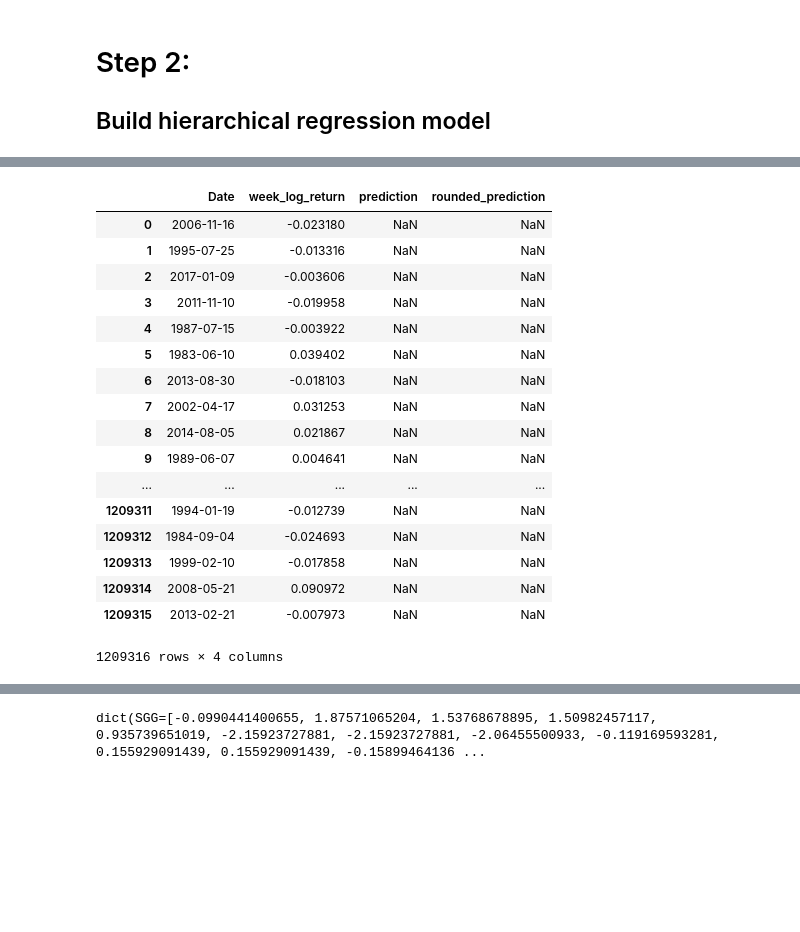
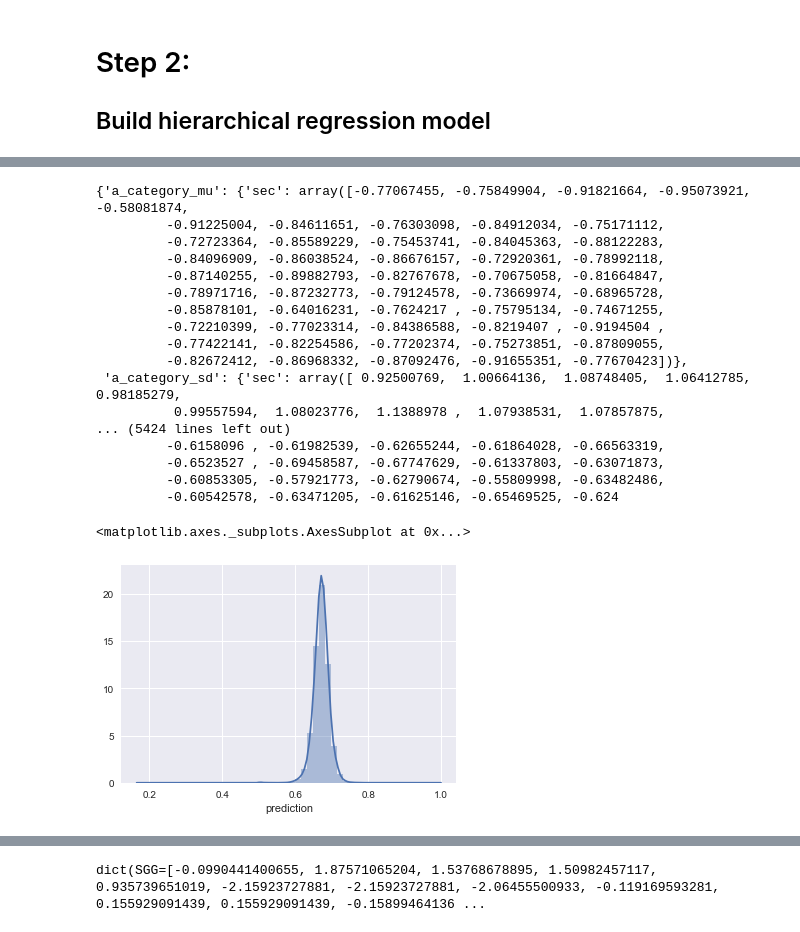
Before and after one commit to bglick13/Bayesian-Stock-Models, a Jupyter notebook: Value and Momentum - No Vol Adjustment.ipynb, the cells around one changed output, grey strips where cells are left out. Cells and saved outputs as stored; diff of their text form; code cells hidden in the pictures; blank space fills up the shorter version.

Commit message:
Finished first test run with all stocks
Next step: get running on GPU

```diff
--- a/Value and Momentum - No Vol Adjustment.ipynb
+++ b/Value and Momentum - No Vol Adjustment.ipynb
@@ -191,27 +164,31 @@ array([], dtype=float64)
+# %%
+dists
+# %% [output]
+{'a_category_mu': {'sec': array([-0.77067455, -0.75849904, -0.91821664, -0.95073921, -0.58081874,
+         -0.91225004, -0.84611651, -0.76303098, -0.84912034, -0.75171112,
+         -0.72723364, -0.85589229, -0.75453741, -0.84045363, -0.88122283,
+         -0.84096909, -0.86038524, -0.86676157, -0.72920361, -0.78992118,
+         -0.87140255, -0.89882793, -0.82767678, -0.70675058, -0.81664847,
+         -0.78971716, -0.87232773, -0.79124578, -0.73669974, -0.68965728,
+         -0.85878101, -0.64016231, -0.7624217 , -0.75795134, -0.74671255,
+         -0.72210399, -0.77023314, -0.84386588, -0.8219407 , -0.9194504 ,
+         -0.77422141, -0.82254586, -0.77202374, -0.75273851, -0.87809055,
+         -0.82672412, -0.86968332, -0.87092476, -0.91655351, -0.77670423])},
+ 'a_category_sd': {'sec': array([ 0.92500769,  1.00664136,  1.08748405,  1.06412785,  0.98185279,
+          0.99557594,  1.08023776,  1.1388978 ,  1.07938531,  1.07857875,
+... (5424 lines left out)
+         -0.6158096 , -0.61982539, -0.62655244, -0.61864028, -0.66563319,
+         -0.6523527 , -0.69458587, -0.67747629, -0.61337803, -0.63071873,
+         -0.60853305, -0.57921773, -0.62790674, -0.55809998, -0.63482486,
+         -0.60542578, -0.63471205, -0.61625146, -0.65469525, -0.624
 # %%
-y_test['prediction'] = 0
-y_test['prediction'] = X_test.apply(calc_prediction_helper, axis=1, args=('momentum', ))
+tqdm_notebook().pandas(desc='Prob')
+y_test['prediction'] = X_test.progress_apply(calc_prediction_helper, axis=1, args=('momentum', ))
-# %%
-y_test
-# %% [output]
-|  | Date | week_log_return | prediction | rounded_prediction |
-| 0 | 2006-11-16 | -0.023180 | NaN | NaN |
-| 1 | 1995-07-25 | -0.013316 | NaN | NaN |
-| 2 | 2017-01-09 | -0.003606 | NaN | NaN |
-| 3 | 2011-11-10 | -0.019958 | NaN | NaN |
-| 4 | 1987-07-15 | -0.003922 | NaN | NaN |
-| 5 | 1983-06-10 | 0.039402 | NaN | NaN |
-| 6 | 2013-08-30 | -0.018103 | NaN | NaN |
-| 7 | 2002-04-17 | 0.031253 | NaN | NaN |
-| 8 | 2014-08-05 | 0.021867 | NaN | NaN |
-| 9 | 1989-06-07 | 0.004641 | NaN | NaN |
-| ... | ... | ... | ... | ... |
-| 1209311 | 1994-01-19 | -0.012739 | NaN | NaN |
-| 1209312 | 1984-09-04 | -0.024693 | NaN | NaN |
-| 1209313 | 1999-02-10 | -0.017858 | NaN | NaN |
-| 1209314 | 2008-05-21 | 0.090972 | NaN | NaN |
-| 1209315 | 2013-02-21 | -0.007973 | NaN | NaN |
-1209316 rows × 4 columns
+# %%
+sns.distplot(y_test.prediction)
+# %% [output]
+<matplotlib.axes._subplots.AxesSubplot at 0x...>
+[figure, added]
 # %%
 y_test['rounded_prediction'] = y_test['prediction'].round(2)
 sns.jointplot(y_test.groupby('rounded_prediction').mean()['week_log_return'].index,
```
Also changed, not shown: parts of 12 cells of this notebook.
